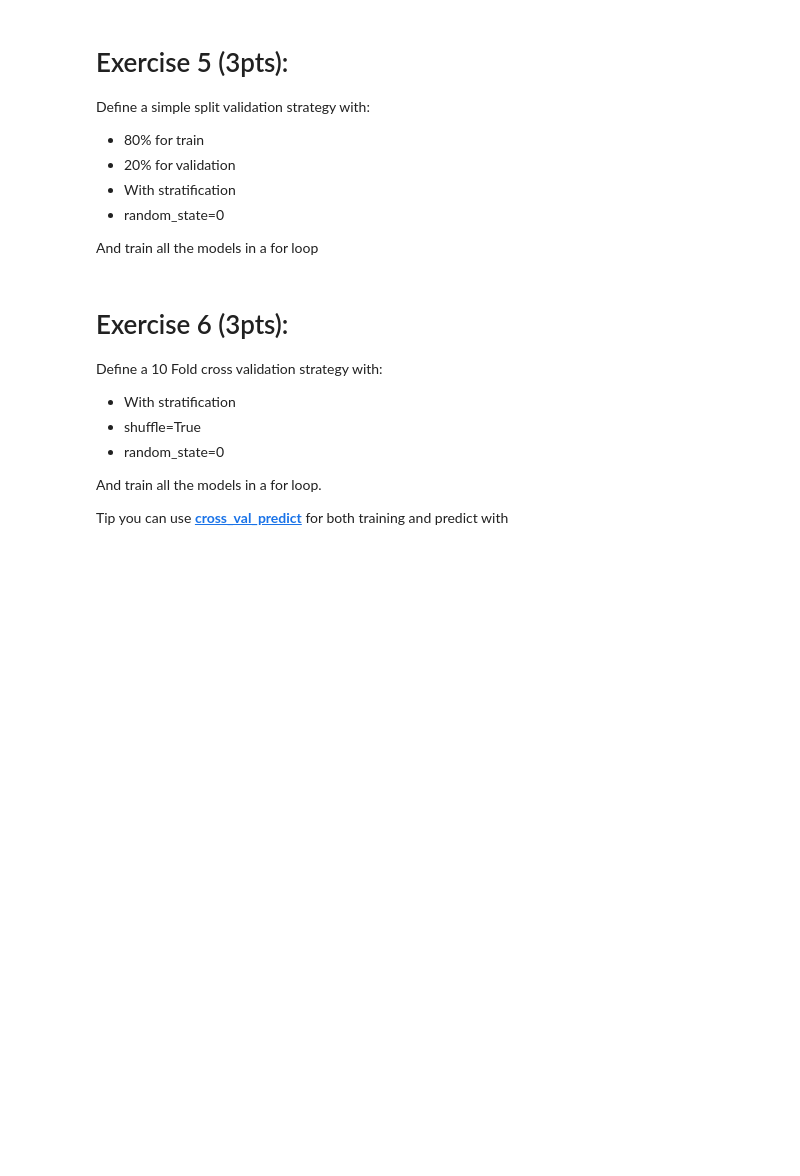
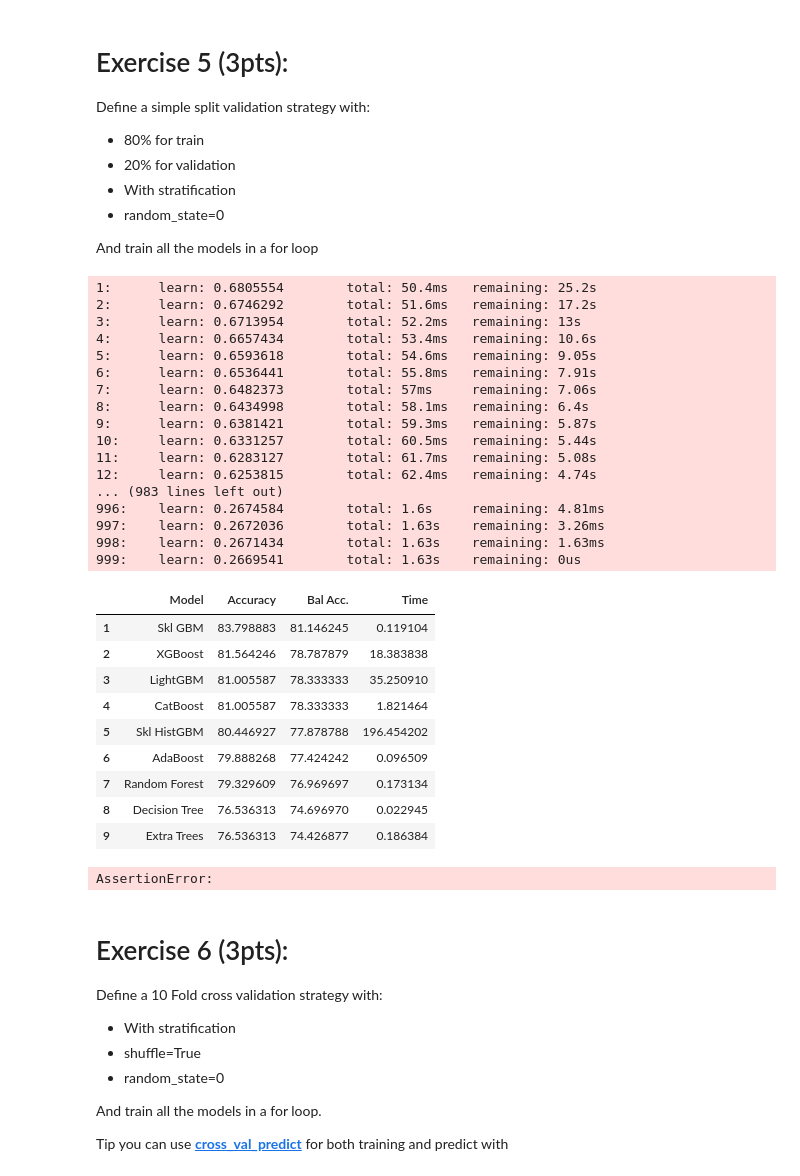
Before and after one commit to Canis-Ignem/nbgrader_submissions, a Jupyter notebook: fe1/11fe1.ipynb, the cells around one changed output. Cells and saved outputs as stored; diff of their text form; code cells hidden in the pictures; blank space fills up the shorter version.

```diff
--- a/fe1/11fe1.ipynb
+++ b/fe1/11fe1.ipynb
@@ -46,8 +46,8 @@ else:
 # %% [markdown]
 ## Load data
 # %%
-df      = pd.read_csv(DATA_PATH + "train.csv", index_col='PassengerId')
-df_test = pd.read_csv(DATA_PATH + "test.csv",  index_col='PassengerId')
+df      = pd.read_csv( "train.csv", index_col='PassengerId')
+df_test = pd.read_csv("test.csv",  index_col='PassengerId')
 
 print("Train DataFrame:", df.shape)
 print("Test DataFrame: ", df_test.shape)
@@ -275,8 +347,16 @@ tree_classifiers["LightGBM"]
 
 
 # YOUR CODE HERE
-raise NotImplementedError()
-
+tree_classifiers = {
+  "Decision Tree": DecisionTreeClassifier(random_state= 0),
+  "Extra Trees": ExtraTreesClassifier(random_state= 0),
+  "Random Forest":RandomForestClassifier(random_state= 0),
+  "AdaBoost": AdaBoostClassifier(random_state= 0),
+  "Skl GBM": GradientBoostingClassifier(random_state= 0),
+  "Skl HistGBM": HistGradientBoostingClassifier(random_state = 0),
+  "XGBoost": XGBClassifier(random_state = 0),
+  "LightGBM": LGBMClassifier(random_state= 0),
+  "CatBoost": CatBoostClassifier(random_state= 0)}
 tree_classifiers = {name: pipeline.make_pipeline(tree_prepro, model) for name, model in tree_classifiers.items()}
 
 tree_classifiers["LightGBM"]
@@ -299,42 +395,82 @@ x_train, x_val, y_train, y_val = model_selection.train_test_split(
 )
 """
 # YOUR CODE HERE
-raise NotImplementedError()
+x_train, x_val, y_train, y_val = model_selection.train_test_split(
+    x,y, train_size= 0.8, test_size=0.2, stratify=y, random_state=0
+)
 
 
 results = pd.DataFrame({'Model': [], 'Accuracy': [], 'Bal Acc.': [], 'Time': []})
 
 """
 for model_name, model in tree_classifiers.items():
     start_time = time.time()
 
     # FOR EVERY PIPELINE (PREPRO + MODEL) -> TRAIN WITH TRAIN DATA (x_train)
 
     # GET PREDICTIONS USING x_val
     pred = # CODE HERE
 
     total_time = time.time() - start_time
 
     results = results.append({"Model":    model_name,
                               "Accuracy": metrics.accuracy_score(y_val, pred)*100,
                               "Bal Acc.": metrics.balanced_accuracy_score(y_val, pred)*100,
                               "Time":     total_time},
                               ignore_index=True)
 
 
 """
 
 # YOUR CODE HERE
-raise NotImplementedError()
-
+for model_name, model in tree_classifiers.items():
+    start_time = time.time()
+    model.fit(x_train, y_train)
+    pred = model.predict(x_val)
+    total_time = time.time() - start_time
+    results = results.append({"Model":    model_name,
+                          "Accuracy": metrics.accuracy_score(y_val, pred)*100,
+                          "Bal Acc.": metrics.balanced_accuracy_score(y_val, pred)*100,
+                          "Time":     total_time},
+                          ignore_index=True)
 
 results_ord = results.sort_values(by=['Accuracy'], ascending=False, ignore_index=True)
 results_ord.index += 1
 results_ord.style.bar(subset=['Accuracy', 'Bal Acc.'], vmin=0, vmax=100, color='#5fba7d')
+# %% [output]
+1:      learn: 0.6805554        total: 50.4ms   remaining: 25.2s
+2:      learn: 0.6746292        total: 51.6ms   remaining: 17.2s
+3:      learn: 0.6713954        total: 52.2ms   remaining: 13s
+4:      learn: 0.6657434        total: 53.4ms   remaining: 10.6s
+5:      learn: 0.6593618        total: 54.6ms   remaining: 9.05s
+6:      learn: 0.6536441        total: 55.8ms   remaining: 7.91s
+7:      learn: 0.6482373        total: 57ms     remaining: 7.06s
+8:      learn: 0.6434998        total: 58.1ms   remaining: 6.4s
+9:      learn: 0.6381421        total: 59.3ms   remaining: 5.87s
+10:     learn: 0.6331257        total: 60.5ms   remaining: 5.44s
+11:     learn: 0.6283127        total: 61.7ms   remaining: 5.08s
+12:     learn: 0.6253815        total: 62.4ms   remaining: 4.74s
+... (983 lines left out)
+996:    learn: 0.2674584        total: 1.6s     remaining: 4.81ms
+997:    learn: 0.2672036        total: 1.63s    remaining: 3.26ms
+998:    learn: 0.2671434        total: 1.63s    remaining: 1.63ms
+999:    learn: 0.2669541        total: 1.63s    remaining: 0us
+|  | Model | Accuracy | Bal Acc. | Time |
+| 1 | Skl GBM | 83.798883 | 81.146245 | 0.119104 |
+| 2 | XGBoost | 81.564246 | 78.787879 | 18.383838 |
+| 3 | LightGBM | 81.005587 | 78.333333 | 35.250910 |
+| 4 | CatBoost | 81.005587 | 78.333333 | 1.821464 |
+| 5 | Skl HistGBM | 80.446927 | 77.878788 | 196.454202 |
+| 6 | AdaBoost | 79.888268 | 77.424242 | 0.096509 |
+| 7 | Random Forest | 79.329609 | 76.969697 | 0.173134 |
+| 8 | Decision Tree | 76.536313 | 74.696970 | 0.022945 |
+| 9 | Extra Trees | 76.536313 | 74.426877 | 0.186384 |
 # %%
 assert results_ord["Accuracy"].min() > 75
 assert results_ord["Bal Acc."].min() > 75
 assert len(results_ord) == 9
+# %% [output]
+AssertionError:
 # %% [markdown]
 # Exercise 6 (3pts):
 Define a 10 Fold cross validation strategy with:
```
Also changed, not shown: parts of 15 cells of this notebook.
